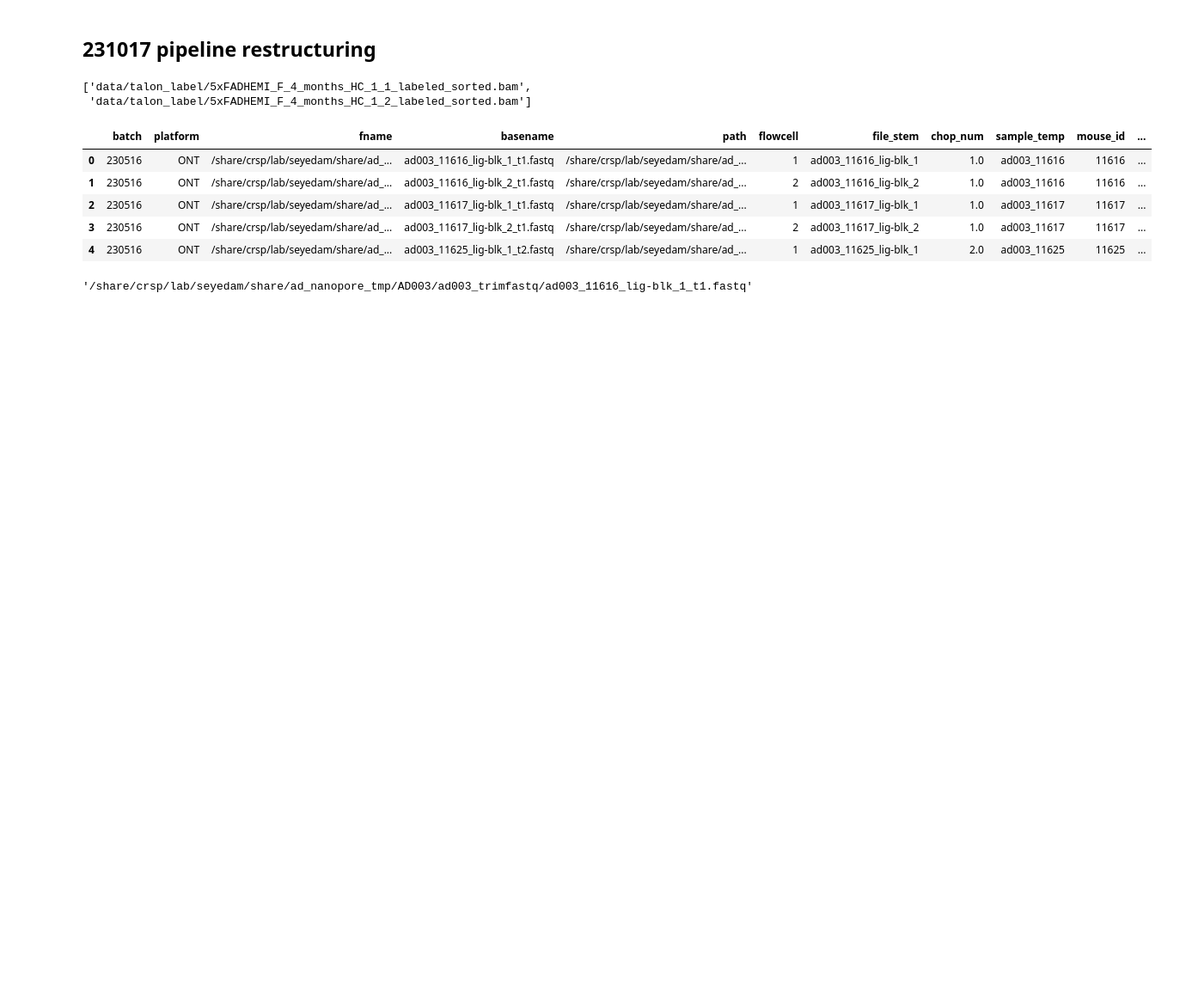
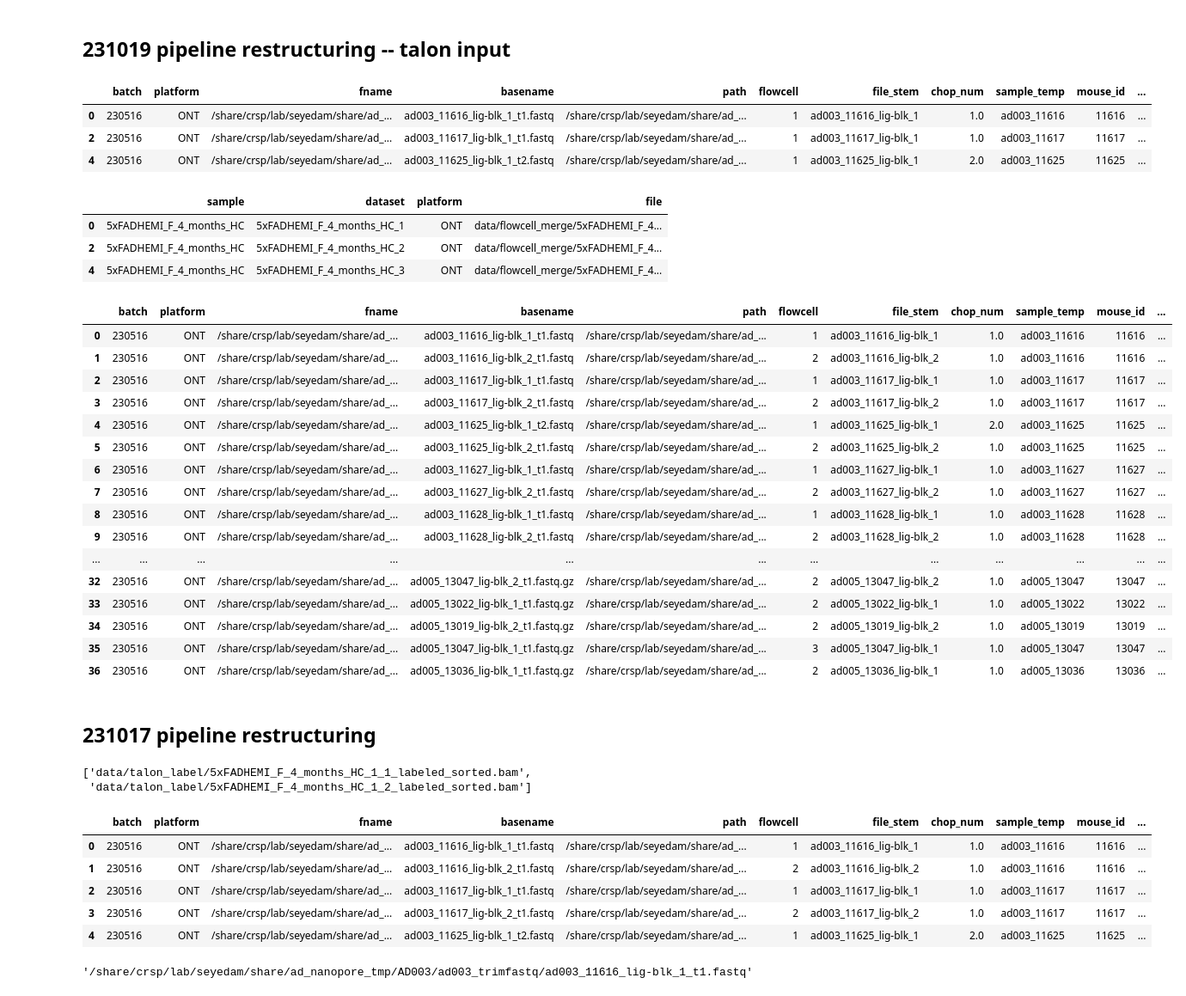
Before and after one commit to gfilimban/modelad_pipeline, a Jupyter notebook: proc_update/snakemake_dev.ipynb, the cells around one changed output. Shown: that part at 86% size. Cells and saved outputs as stored; diff of their text form; code cells hidden in the pictures; blank space fills up the shorter version.

Commit message:
added talon? maybe?

```diff
--- a/proc_update/snakemake_dev.ipynb
+++ b/proc_update/snakemake_dev.ipynb
@@ -12,3 +12,5 @@ from utils import *
 config_file = 'config.yml'
 with open(config_file) as f:
     config = yaml.safe_load(f)
+# %% [markdown]
+## 231019 pipeline restructuring -- talon input
@@ -15,3 +99,48 @@ with open(config_file) as f:
+# %%
+# get all files from bioreps of same genotype, sex, age, tissue
+wc = {'study': 'ad003',
+      'genotype': '5xFADHEMI',
+      'sex': 'F',
+      'age': ['4_months', '10_days'],
+      'tissue': 'HC'}
+
+cfg_entry = config['merge']['bam']
+files = get_cfg_entries(wc, df, cfg_entry)
+files
+temp = get_cfg_entries(wc, df, cfg_entry, return_df=True)
+temp
+# %% [output]
+|  | batch | platform | fname | basename | path | flowcell | file_stem | chop_num | sample_temp | mouse_id | ... |
+| 0 | 230516 | ONT | /share/crsp/lab/seyedam/share/ad_... | ad003_11616_lig-blk_1_t1.fastq | /share/crsp/lab/seyedam/share/ad_... | 1 | ad003_11616_lig-blk_1 | 1.0 | ad003_11616 | 11616 | ... |
+| 2 | 230516 | ONT | /share/crsp/lab/seyedam/share/ad_... | ad003_11617_lig-blk_1_t1.fastq | /share/crsp/lab/seyedam/share/ad_... | 1 | ad003_11617_lig-blk_1 | 1.0 | ad003_11617 | 11617 | ... |
+| 4 | 230516 | ONT | /share/crsp/lab/seyedam/share/ad_... | ad003_11625_lig-blk_1_t2.fastq | /share/crsp/lab/seyedam/share/ad_... | 1 | ad003_11625_lig-blk_1 | 2.0 | ad003_11625 | 11625 | ... |
+# %%
+temp[['sample', 'dataset', 'platform', 'file']]
+# %% [output]
+|  | sample | dataset | platform | file |
+| 0 | 5xFADHEMI_F_4_months_HC | 5xFADHEMI_F_4_months_HC_1 | ONT | data/flowcell_merge/5xFADHEMI_F_4... |
+| 2 | 5xFADHEMI_F_4_months_HC | 5xFADHEMI_F_4_months_HC_2 | ONT | data/flowcell_merge/5xFADHEMI_F_4... |
+| 4 | 5xFADHEMI_F_4_months_HC | 5xFADHEMI_F_4_months_HC_3 | ONT | data/flowcell_merge/5xFADHEMI_F_4... |
+# %%
+df
+# %% [output]
+|  | batch | platform | fname | basename | path | flowcell | file_stem | chop_num | sample_temp | mouse_id | ... |
+| 0 | 230516 | ONT | /share/crsp/lab/seyedam/share/ad_... | ad003_11616_lig-blk_1_t1.fastq | /share/crsp/lab/seyedam/share/ad_... | 1 | ad003_11616_lig-blk_1 | 1.0 | ad003_11616 | 11616 | ... |
+| 1 | 230516 | ONT | /share/crsp/lab/seyedam/share/ad_... | ad003_11616_lig-blk_2_t1.fastq | /share/crsp/lab/seyedam/share/ad_... | 2 | ad003_11616_lig-blk_2 | 1.0 | ad003_11616 | 11616 | ... |
+| 2 | 230516 | ONT | /share/crsp/lab/seyedam/share/ad_... | ad003_11617_lig-blk_1_t1.fastq | /share/crsp/lab/seyedam/share/ad_... | 1 | ad003_11617_lig-blk_1 | 1.0 | ad003_11617 | 11617 | ... |
+| 3 | 230516 | ONT | /share/crsp/lab/seyedam/share/ad_... | ad003_11617_lig-blk_2_t1.fastq | /share/crsp/lab/seyedam/share/ad_... | 2 | ad003_11617_lig-blk_2 | 1.0 | ad003_11617 | 11617 | ... |
+| 4 | 230516 | ONT | /share/crsp/lab/seyedam/share/ad_... | ad003_11625_lig-blk_1_t2.fastq | /share/crsp/lab/seyedam/share/ad_... | 1 | ad003_11625_lig-blk_1 | 2.0 | ad003_11625 | 11625 | ... |
+| 5 | 230516 | ONT | /share/crsp/lab/seyedam/share/ad_... | ad003_11625_lig-blk_2_t1.fastq | /share/crsp/lab/seyedam/share/ad_... | 2 | ad003_11625_lig-blk_2 | 1.0 | ad003_11625 | 11625 | ... |
+| 6 | 230516 | ONT | /share/crsp/lab/seyedam/share/ad_... | ad003_11627_lig-blk_1_t1.fastq | /share/crsp/lab/seyedam/share/ad_... | 1 | ad003_11627_lig-blk_1 | 1.0 | ad003_11627 | 11627 | ... |
+| 7 | 230516 | ONT | /share/crsp/lab/seyedam/share/ad_... | ad003_11627_lig-blk_2_t1.fastq | /share/crsp/lab/seyedam/share/ad_... | 2 | ad003_11627_lig-blk_2 | 1.0 | ad003_11627 | 11627 | ... |
+| 8 | 230516 | ONT | /share/crsp/lab/seyedam/share/ad_... | ad003_11628_lig-blk_1_t1.fastq | /share/crsp/lab/seyedam/share/ad_... | 1 | ad003_11628_lig-blk_1 | 1.0 | ad003_11628 | 11628 | ... |
+| 9 | 230516 | ONT | /share/crsp/lab/seyedam/share/ad_... | ad003_11628_lig-blk_2_t1.fastq | /share/crsp/lab/seyedam/share/ad_... | 2 | ad003_11628_lig-blk_2 | 1.0 | ad003_11628 | 11628 | ... |
+| ... | ... | ... | ... | ... | ... | ... | ... | ... | ... | ... | ... |
+| 32 | 230516 | ONT | /share/crsp/lab/seyedam/share/ad_... | ad005_13047_lig-blk_2_t1.fastq.gz | /share/crsp/lab/seyedam/share/ad_... | 2 | ad005_13047_lig-blk_2 | 1.0 | ad005_13047 | 13047 | ... |
+| 33 | 230516 | ONT | /share/crsp/lab/seyedam/share/ad_... | ad005_13022_lig-blk_1_t1.fastq.gz | /share/crsp/lab/seyedam/share/ad_... | 2 | ad005_13022_lig-blk_1 | 1.0 | ad005_13022 | 13022 | ... |
+| 34 | 230516 | ONT | /share/crsp/lab/seyedam/share/ad_... | ad005_13019_lig-blk_2_t1.fastq.gz | /share/crsp/lab/seyedam/share/ad_... | 2 | ad005_13019_lig-blk_2 | 1.0 | ad005_13019 | 13019 | ... |
+| 35 | 230516 | ONT | /share/crsp/lab/seyedam/share/ad_... | ad005_13047_lig-blk_1_t1.fastq.gz | /share/crsp/lab/seyedam/share/ad_... | 3 | ad005_13047_lig-blk_1 | 1.0 | ad005_13047 | 13047 | ... |
+| 36 | 230516 | ONT | /share/crsp/lab/seyedam/share/ad_... | ad005_13036_lig-blk_1_t1.fastq.gz | /share/crsp/lab/seyedam/share/ad_... | 2 | ad005_13036_lig-blk_1 | 1.0 | ad005_13036 | 13036 | ... |
 # %% [markdown]
 ## 231017 pipeline restructuring
 # %%
```
Also changed, not shown: parts of 4 cells of this notebook, 4 other files.
